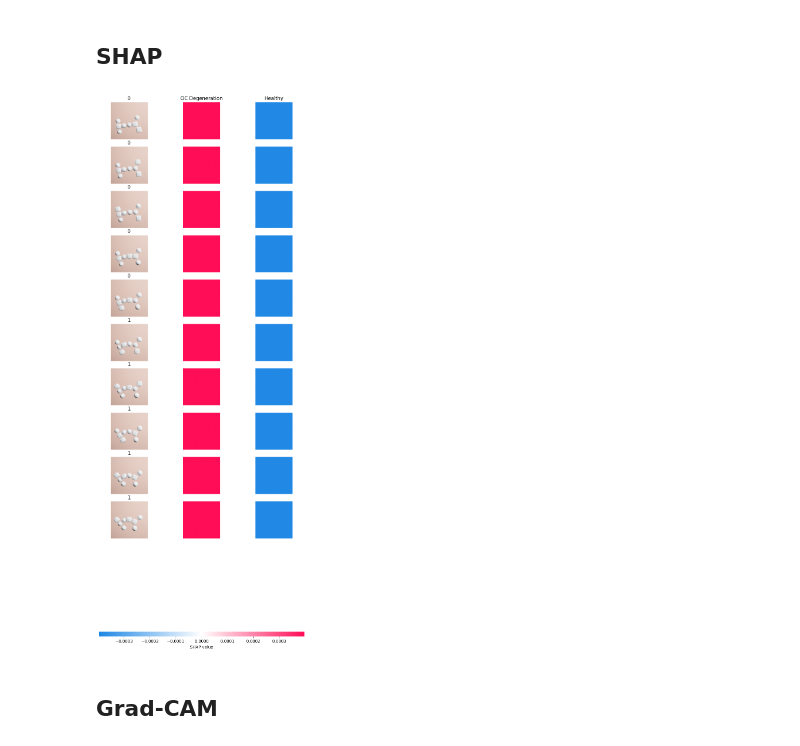
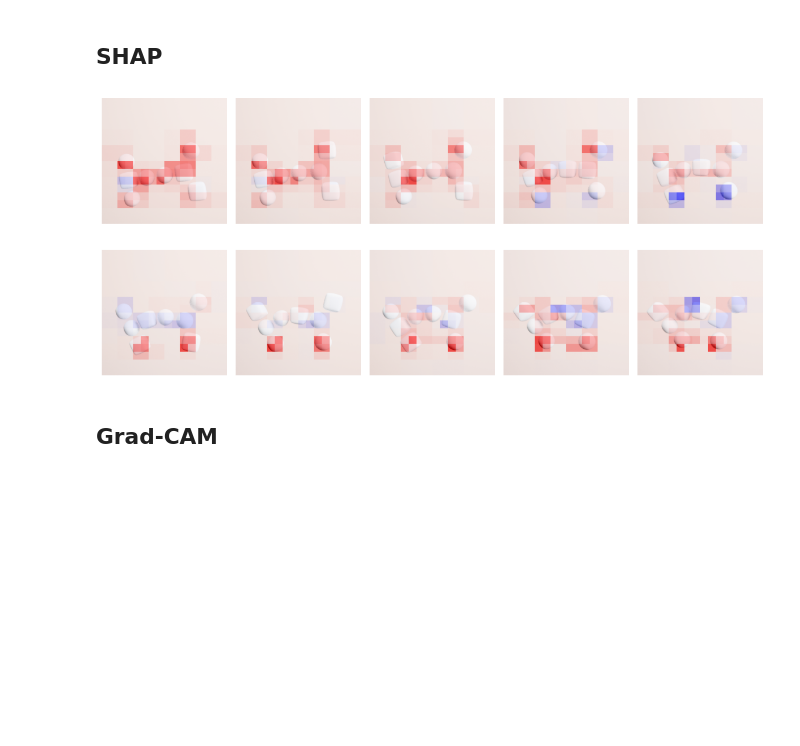
Before and after one commit to davidsjohnson/blockies-xai, a Jupyter notebook: simple_blockies_xai.ipynb, the cells around one changed output. Drawn from its saved outputs; the diff is of its cells as text; code cells hidden in the pictures; blank space fills up the shorter version.

```diff
--- a/simple_blockies_xai.ipynb
+++ b/simple_blockies_xai.ipynb
@@ -569,5 +575,5 @@ def f_shap(X):
   for x in X:
     x = transform(x)
     x_pre.append(x)
-  x = torch.stack(x_pre).to(device)
+  x = torch.stack(x_pre).to(torch.float).to(device)
   return model(x)
@@ -574,13 +588,37 @@ def f_shap(X):
 # %%
-masker =  shap.maskers.Image("inpaint_telea", xai_exp_imgs[0].shape)
+masker =  shap.maskers.Image("blur(224,224)", xai_exp_imgs[0].shape)
 explainer = shap.Explainer(f_shap, masker, output_names=CLASSES)
 # %%
-exps = explainer(np.array(xai_exp_imgs), max_evals=10, batch_size=10, outputs=shap.Explanation.argsort.flip)
+model.to(torch.float)
+exps = explainer(np.array(xai_exp_imgs), max_evals=2500, batch_size=100, outputs=shap.Explanation.argsort.flip[:1])
-# %%
-labels = xai_exp_subset['ill'].values.tolist()
-shap.image_plot(exps, true_labels=labels)
-# %% [output]
-[figure, removed]
+# %%
+fig, axes = plt.subplots(2, 5, figsize=(12, 6))
+axes = axes.flatten()
+
+for i, (img, explanation, ax) in enumerate(zip(xai_exp_imgs, exps, axes)):
+    shapvals = np.squeeze(explanation.values).sum(axis=-1)
+    abs_max = np.abs(shapvals).max()
+    ax.imshow(img)
+    ax.imshow(shapvals, cmap='bwr', alpha=0.6, vmin=-abs_max, vmax=abs_max)
+    ax.axis('off')
+    # display_blocky(explanation.anchor, ax)
+plt.tight_layout()
+plt.show()
+# %%
+fig, axes = plt.subplots(2, 5, figsize=(12, 6))
+axes = axes.flatten()
+
+for i, (img, explanation, ax) in enumerate(zip(xai_exp_imgs, exps, axes)):
+    shapvals = np.squeeze(explanation.values).sum(axis=-1)
+    abs_max = np.abs(shapvals).max()
+    ax.imshow(img)
+    ax.imshow(shapvals, cmap='bwr', alpha=0.6, vmin=-abs_max, vmax=abs_max)
+    ax.axis('off')
+    # display_blocky(explanation.anchor, ax)
+plt.tight_layout()
+plt.show()
+# %% [output]
+[figure, added]
 # %% [markdown]
 ## Grad-CAM
 # %%
```
Also changed, not shown: parts of 16 cells of this notebook.
